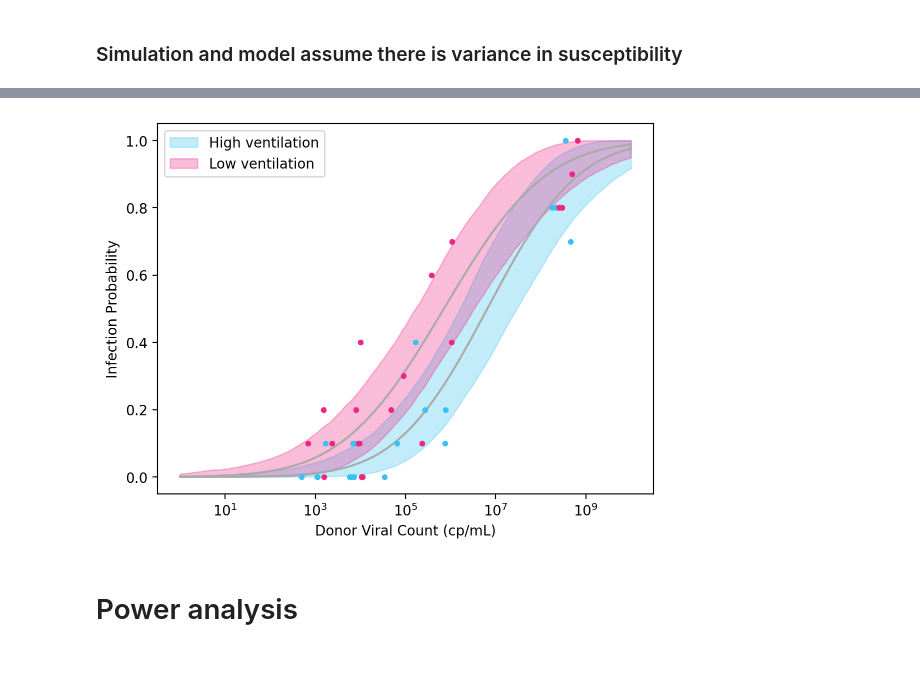
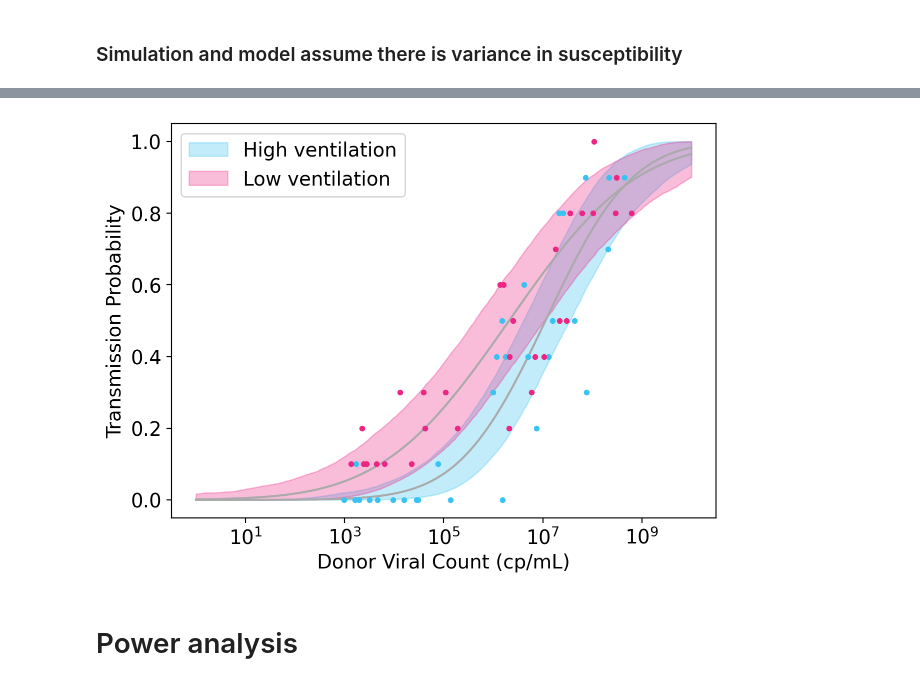
Before and after one commit to csaid/ventilation-experiment, a Jupyter notebook: Respiratory infection experiment model fits and power analysis.ipynb, the cells around one changed output, grey strips where cells are left out. Cells and saved outputs as stored; diff of their text form; code cells hidden in the pictures.

```diff
--- a/Respiratory infection experiment model fits and power analysis.ipynb
+++ b/Respiratory infection experiment model fits and power analysis.ipynb
@@ -177,7 +184,7 @@ def get_credible_interval(p_samples):
     return mean, lower, upper
 
 def plot_credible_prob_curve(viral_count_range, cpml, infection_rates, p_mean, p_lower, p_upper, include_labels=True, fill_label="95% CI", color=blue):
-    label = "Mean Infection Probability" if include_labels else '_nolegend_'
+    label = "Mean Transmission Probability" if include_labels else '_nolegend_'
     plt.plot(viral_count_range, p_mean, color=gray, label=label)
     plt.fill_between(viral_count_range, p_lower, p_upper, color=color, alpha=0.3, label=fill_label)
     label = "Observed Data" if include_labels else '_nolegend_'
@@ -185,9 +192,11 @@ def plot_credible_prob_curve(viral_count_range, cpml, infection_rates, p_mean, p
     plt.xscale("log")
 
 def format_curve_plot():
-    plt.xlabel("Donor Viral Count (cp/mL)")
-    plt.ylabel("Infection Probability")
-    plt.legend()
+    plt.xlabel("Donor Viral Count (cp/mL)", fontsize=14)
+    plt.ylabel("Transmission Probability", fontsize=14)
+    plt.legend(fontsize=14)
+    plt.xticks(fontsize=14)
+    plt.yticks(fontsize=14)
 # %%
 def fit_hierarchical_model(flattened_cpml, infections, fit_susceptibilities=False):
     """
@@ -263,6 +272,7 @@ def run_hierarchical_approach(
         infection_rates = np.array(infection_counts) / num_recipients_per_donor
         plot_credible_prob_curve(viral_count_range, cpml*offset, infection_rates, p_mean, p_lower, p_upper, color=color, include_labels=False, fill_label=fill_label)
     format_curve_plot()
+    plt.tight_layout()
 # %% [markdown]
 ### Simulation and model assume no variance in susceptibility
 # %%
@@ -290,13 +301,14 @@ Sampling 2 chains for 1_000 tune and 1_000 draw iterations (2_000 + 2_000 draws
 ### Simulation and model assume there is variance in susceptibility
 # %%
 run_hierarchical_approach(
-    num_donors = 20,
+    num_donors = 30,
     num_recipients_per_donor = 10,
     suscept_sd = 2,  # susceptibility variance in simulations
-    beta_lo = 1/3 * 1e-7,
-    beta_hi = 3 * 1e-7,
+    beta_lo = 1/2 * 1e-7,
+    beta_hi = 5 * 1e-7,
     include_susceptibilities_fits = True,  # susceptibility variance in simulations
 )
+plt.savefig(f'{fig_path}/fig_suscept.png', dpi=150)
 # %% [output]
 Auto-assigning NUTS sampler...
 Initializing NUTS using jitter+adapt_diag...
@@ -313,4 +325,4 @@ The number of effective samples is smaller than 25% for some parameters.
-[figure, old version]
+[figure, new version]
 # %% [markdown]
 # Power analysis
 # %%
```
Also changed, not shown: parts of 25 cells of this notebook.
